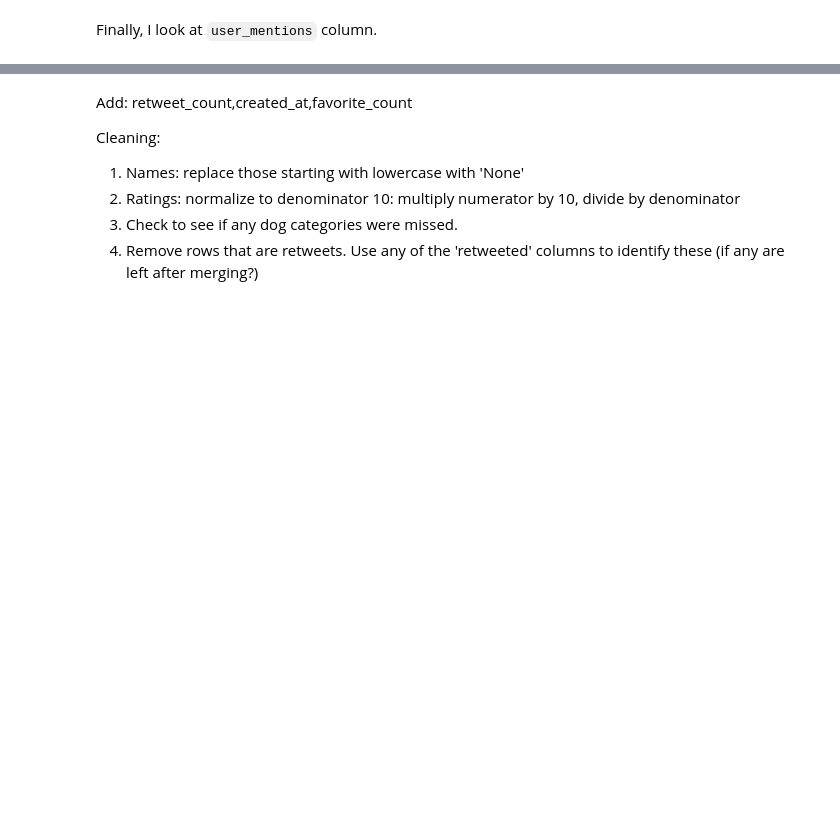
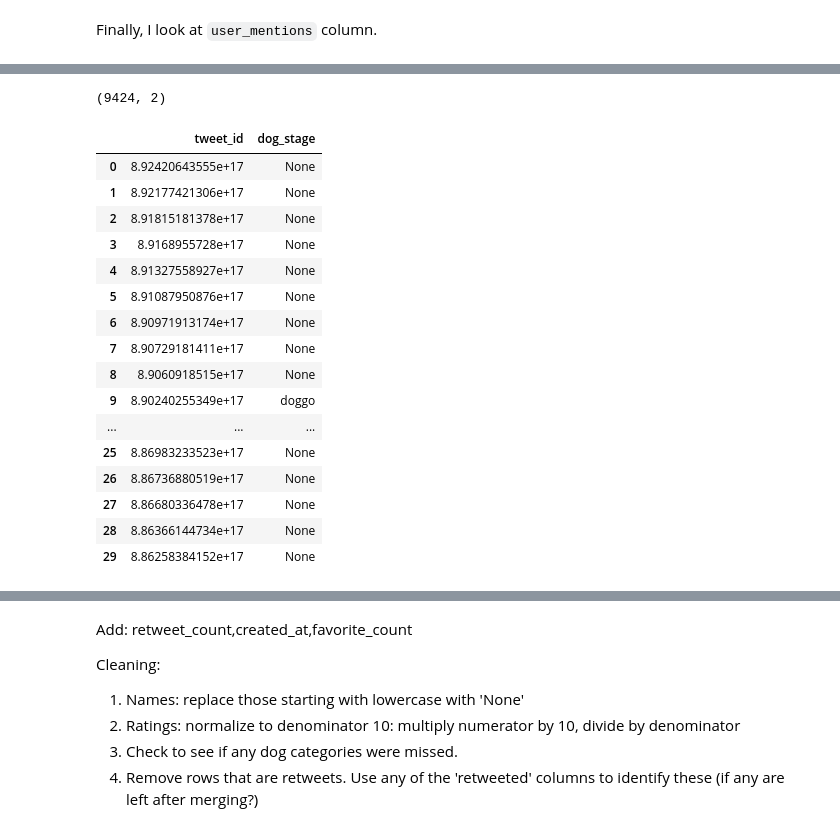
Before and after one commit to bogdanrabanca/dog_project, a Jupyter notebook: dog_project.ipynb, the cells around one changed output, grey strips where cells are left out. Saved outputs shown, nothing was run; the diff lists cells and outputs as text; code cells hidden in the pictures; blank space fills up the shorter version.

```diff
--- a/dog_project.ipynb
+++ b/dog_project.ipynb
@@ -180,6 +184,8 @@ The `retweet_count` and `favorite_count` columns are float. I'll cast them as in
 tweet_df['retweet_count']=tweet_df['retweet_count'].fillna(0.0).astype(int)
 
 tweet_df['favorite_count']=tweet_df['favorite_count'].fillna(0.0).astype(int)
+
+tweet_df['tweet_id']=tweet_df['tweet_id'].fillna(0.0).astype(str)
 # %% [markdown]
 There are also 16 columns that are missing data in the columns I have just added to the table (which means that the tweet_ids are missing from the json file I downloaded from Twitter). Let's look at them and see if there's anything special about them.
 # %%
@@ -248,9 +260,9 @@ To fix this column, I will address the above issues in reverse order: first I co
 # %%
 temp_df=tweet_df[tweet_df['rating_denominator']!=10]
 for i in temp_df.index:
-    if re.search('\d+/\d0',temp_df.loc[i,'text']) is not None:
-        temp_df.loc[i,'rating_denominator']=re.search('\d+/\d0',temp_df.loc[i,'text']).group().split('/')[1]
-        temp_df.loc[i,'rating_numerator']=re.search('\d+/\d0',temp_df.loc[i,'text']).group().split('/')[0]
+    if re.search('\d+\.\d+/\d0',temp_df.loc[i,'text']) is not None:
+        temp_df.loc[i,'rating_denominator']=re.search('\d+\.\d+/\d0',temp_df.loc[i,'text']).group().split('/')[1]
+        temp_df.loc[i,'rating_numerator']=re.search('\d+\.\d+/\d0',temp_df.loc[i,'text']).group().split('/')[0]
     else:
         temp_df.loc[i,'rating_denominator']=None
         temp_df.loc[i,'rating_numerator']=None
@@ -259,10 +271,13 @@ for i in temp_df.index:
     tweet_df.loc[i,'rating_denominator']=temp_df.loc[i,'rating_denominator']
 
 for i in tweet_df[tweet_df['rating_denominator']!=10].index:
-    old_denom=int(tweet_df.loc[i,'rating_denominator'])
-    new_num=(tweet_df.loc[i,'rating_numerator']*10)/old_denom
-    tweet_df.loc[i,'rating_numerator']=new_num
-    tweet_df.loc[i,'rating_denominator']=10
+    try:
+        old_denom=int(tweet_df.loc[i,'rating_denominator'])
+        new_num=(tweet_df.loc[i,'rating_numerator']*10)/old_denom
+        tweet_df.loc[i,'rating_numerator']=new_num
+        tweet_df.loc[i,'rating_denominator']=10
+    except ValueError:
+        pass
 # %% [markdown]
 I take another look at the ratings, to make sure everything looks ok. In particular, I wonder if there are any ratings that are particularly low or particularly high.
 # %%
@@ -368,3 +383,5 @@ update_df('hashtags')
+# %%
+tweet_df.drop('hashtags',axis=1,inplace=True)
 # %%
 print tweet_df[(tweet_df['symbols'].isnull())].shape[0]
 print tweet_df[(tweet_df['urls'].isnull())].shape[0]
@@ -416,0 +468,5 @@ tweet_df[(tweet_df['user_mentions'].notnull())&(tweet_df['user_mentions']!='')].
+# %%
+test_df=tweet_df[['tweet_id','doggo','floofer','pupper','puppo']]
+melted=pd.melt(test_df,id_vars=['tweet_id'],value_vars=['doggo','floofer','pupper','puppo'],value_name='dog_stage')
+melted=melted[['tweet_id','dog_stage']]
+melted.head()
@@ -416,0 +480,26 @@ tweet_df[(tweet_df['user_mentions'].notnull())&(tweet_df['user_mentions']!='')].
+# %%
+melted.shape
+# %% [output]
+(9424, 2)
+# %%
+melted.drop_duplicates()
+melted.reset_index().drop('index',axis=1,inplace=True)
+melted.head(30)
+# %% [output]
+|  | tweet_id | dog_stage |
+| 0 | 8.92420643555e+17 | None |
+| 1 | 8.92177421306e+17 | None |
+| 2 | 8.91815181378e+17 | None |
+| 3 | 8.9168955728e+17 | None |
+| 4 | 8.91327558927e+17 | None |
+| 5 | 8.91087950876e+17 | None |
+| 6 | 8.90971913174e+17 | None |
+| 7 | 8.90729181411e+17 | None |
+| 8 | 8.9060918515e+17 | None |
+| 9 | 8.90240255349e+17 | doggo |
+| ... | ... | ... |
+| 25 | 8.86983233523e+17 | None |
+| 26 | 8.86736880519e+17 | None |
+| 27 | 8.86680336478e+17 | None |
+| 28 | 8.86366144734e+17 | None |
+| 29 | 8.86258384152e+17 | None |
```
Also changed, not shown: parts of 35 cells of this notebook.
